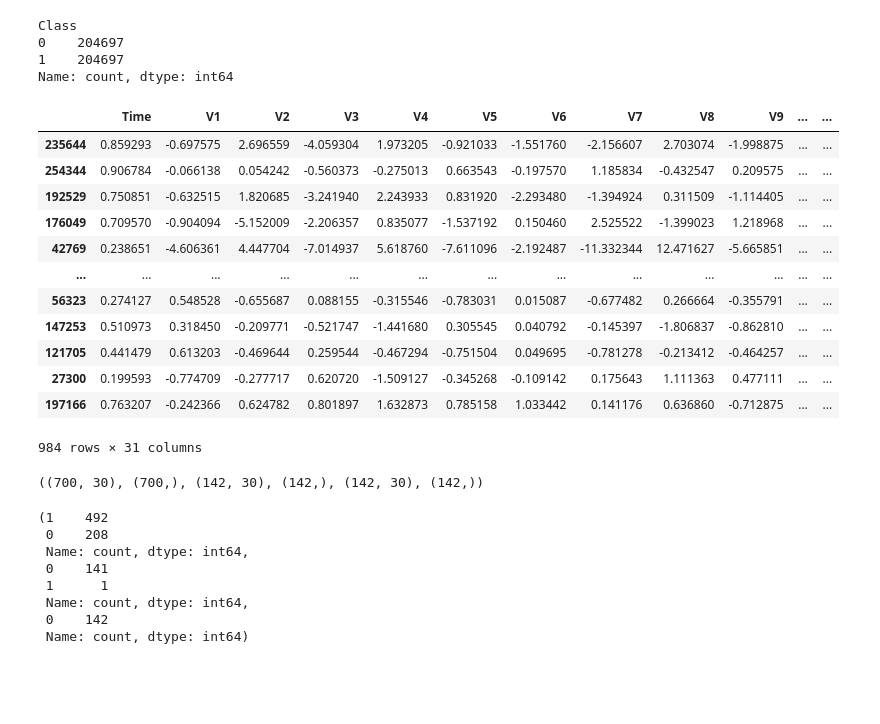
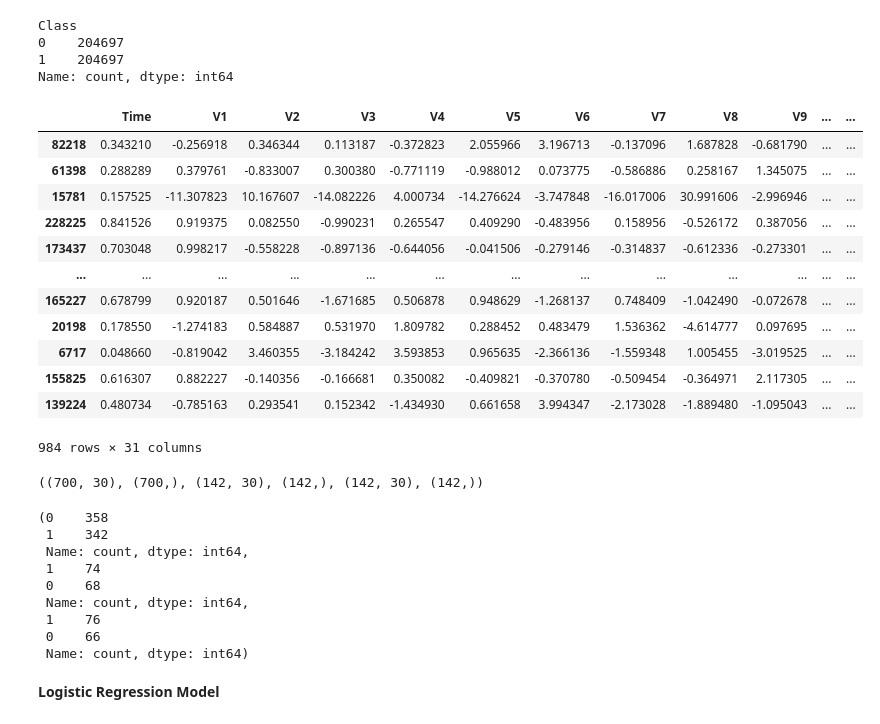
Before and after one commit to paulmachau/Credit-Card-Fraud-Detection, a Jupyter notebook: Copy_of_Credit_Card_Fraud_Detection.ipynb, the cells around one changed output. Drawn from its saved outputs; the diff is of its cells as text; code cells hidden in the pictures; blank space fills up the shorter version.

```diff
--- a/Copy_of_Credit_Card_Fraud_Detection.ipynb
+++ b/Copy_of_Credit_Card_Fraud_Detection.ipynb
@@ -634,20 +634,21 @@ Class
 Name: count, dtype: int64
 # %%
 #Viewing the new data set
+balanced_df = balanced_df.sample(frac=1, random_state=1)
 balanced_df
 # %% [output]
 |  | Time | V1 | V2 | V3 | V4 | V5 | V6 | V7 | V8 | V9 | ... | ... |
-| 235644 | 0.859293 | -0.697575 | 2.696559 | -4.059304 | 1.973205 | -0.921033 | -1.551760 | -2.156607 | 2.703074 | -1.998875 | ... | ... |
-| 254344 | 0.906784 | -0.066138 | 0.054242 | -0.560373 | -0.275013 | 0.663543 | -0.197570 | 1.185834 | -0.432547 | 0.209575 | ... | ... |
-| 192529 | 0.750851 | -0.632515 | 1.820685 | -3.241940 | 2.243933 | 0.831920 | -2.293480 | -1.394924 | 0.311509 | -1.114405 | ... | ... |
-| 176049 | 0.709570 | -0.904094 | -5.152009 | -2.206357 | 0.835077 | -1.537192 | 0.150460 | 2.525522 | -1.399023 | 1.218968 | ... | ... |
-| 42769 | 0.238651 | -4.606361 | 4.447704 | -7.014937 | 5.618760 | -7.611096 | -2.192487 | -11.332344 | 12.471627 | -5.665851 | ... | ... |
+| 82218 | 0.343210 | -0.256918 | 0.346344 | 0.113187 | -0.372823 | 2.055966 | 3.196713 | -0.137096 | 1.687828 | -0.681790 | ... | ... |
+| 61398 | 0.288289 | 0.379761 | -0.833007 | 0.300380 | -0.771119 | -0.988012 | 0.073775 | -0.586886 | 0.258167 | 1.345075 | ... | ... |
+| 15781 | 0.157525 | -11.307823 | 10.167607 | -14.082226 | 4.000734 | -14.276624 | -3.747848 | -16.017006 | 30.991606 | -2.996946 | ... | ... |
+| 228225 | 0.841526 | 0.919375 | 0.082550 | -0.990231 | 0.265547 | 0.409290 | -0.483956 | 0.158956 | -0.526172 | 0.387056 | ... | ... |
+| 173437 | 0.703048 | 0.998217 | -0.558228 | -0.897136 | -0.644056 | -0.041506 | -0.279146 | -0.314837 | -0.612336 | -0.273301 | ... | ... |
 | ... | ... | ... | ... | ... | ... | ... | ... | ... | ... | ... | ... | ... |
-| 56323 | 0.274127 | 0.548528 | -0.655687 | 0.088155 | -0.315546 | -0.783031 | 0.015087 | -0.677482 | 0.266664 | -0.355791 | ... | ... |
-| 147253 | 0.510973 | 0.318450 | -0.209771 | -0.521747 | -1.441680 | 0.305545 | 0.040792 | -0.145397 | -1.806837 | -0.862810 | ... | ... |
-| 121705 | 0.441479 | 0.613203 | -0.469644 | 0.259544 | -0.467294 | -0.751504 | 0.049695 | -0.781278 | -0.213412 | -0.464257 | ... | ... |
-| 27300 | 0.199593 | -0.774709 | -0.277717 | 0.620720 | -1.509127 | -0.345268 | -0.109142 | 0.175643 | 1.111363 | 0.477111 | ... | ... |
-| 197166 | 0.763207 | -0.242366 | 0.624782 | 0.801897 | 1.632873 | 0.785158 | 1.033442 | 0.141176 | 0.636860 | -0.712875 | ... | ... |
+| 165227 | 0.678799 | 0.920187 | 0.501646 | -1.671685 | 0.506878 | 0.948629 | -1.268137 | 0.748409 | -1.042490 | -0.072678 | ... | ... |
+| 20198 | 0.178550 | -1.274183 | 0.584887 | 0.531970 | 1.809782 | 0.288452 | 0.483479 | 1.536362 | -4.614777 | 0.097695 | ... | ... |
+| 6717 | 0.048660 | -0.819042 | 3.460355 | -3.184242 | 3.593853 | 0.965635 | -2.366136 | -1.559348 | 1.005455 | -3.019525 | ... | ... |
+| 155825 | 0.616307 | 0.882227 | -0.140356 | -0.166681 | 0.350082 | -0.409821 | -0.370780 | -0.509454 | -0.364971 | 2.117305 | ... | ... |
+| 139224 | 0.480734 | -0.785163 | 0.293541 | 0.152342 | -1.434930 | 0.661658 | 3.994347 | -2.173028 | -1.889480 | -1.095043 | ... | ... |
 984 rows × 31 columns
 # %%
 #splitting  balanced dataset into training, testing, and validation sets.
@@ -662,11 +663,14 @@ x_train_b.shape, y_train_b.shape, x_test_b.shape, y_test_b.shape, x_val_b.shape,
 # %%
 pd.Series(y_train_b).value_counts(), pd.Series(y_test_b).value_counts(), pd.Series(y_val_b).value_counts()
 # %% [output]
-(1    492
- 0    208
+(0    358
+ 1    342
  Name: count, dtype: int64,
- 0    141
- 1      1
+ 1    74
+ 0    68
  Name: count, dtype: int64,
- 0    142
+ 1    76
+ 0    66
  Name: count, dtype: int64)
+# %% [markdown]
+ **Logistic Regression Model**
```
Also changed, not shown: parts of 1 cell of this notebook.
